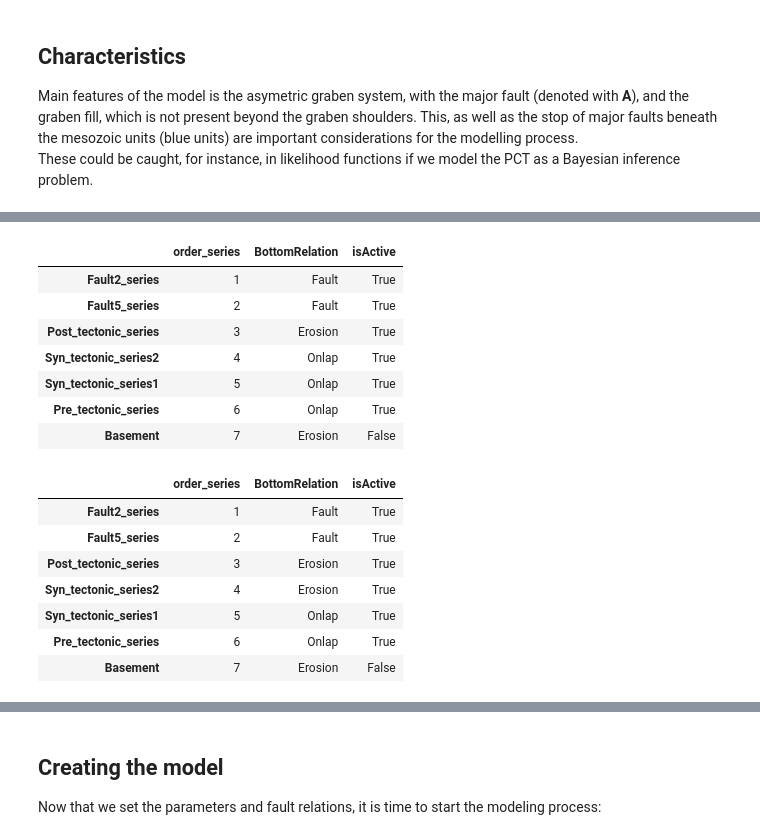
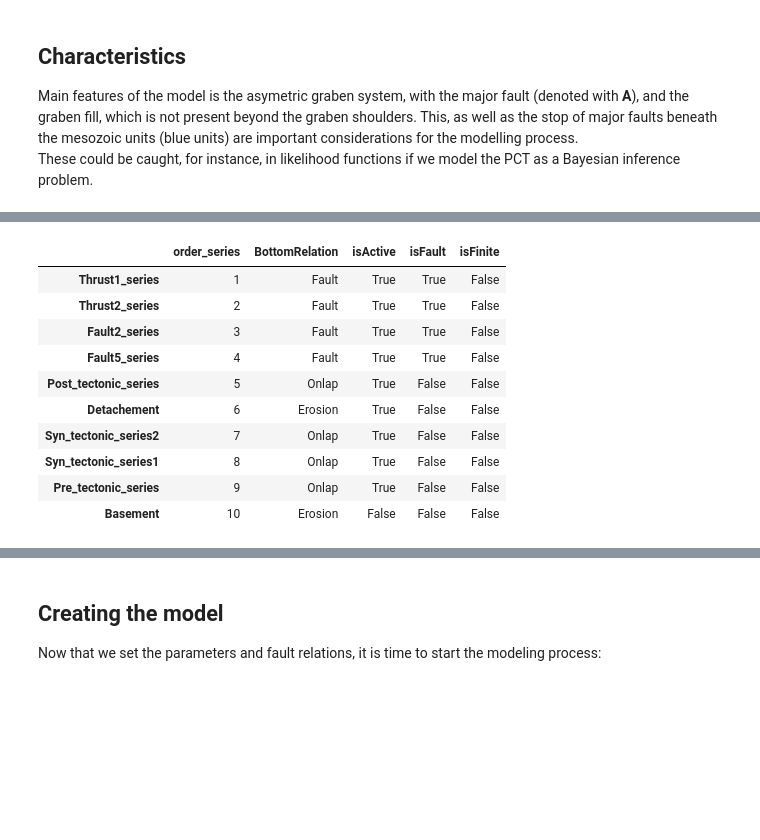
Before and after one commit to Japhiolite/PCT-modelling, a Jupyter notebook: notebooks/GemPy_PCT_new_plotting-2Faults.ipynb, the cells around one changed output, grey strips where cells are left out. Saved outputs shown, nothing was run; the diff lists cells and outputs as text; code cells hidden in the pictures; blank space fills up the shorter version.

```diff
--- a/notebooks/GemPy_PCT_new_plotting-2Faults.ipynb
+++ b/notebooks/GemPy_PCT_new_plotting-2Faults.ipynb
@@ -57,9 +34,9 @@ pd.read_csv('../data/leu2008/line82_foliations_reduced.csv')
 geo_model = gp.create_model('PCT_model')
 
 # Initialize the model, set dimension and load interface and orientation data
-gp.init_data(geo_model, [0, 28000., 0, 20000., -6500, 1000.], [200, 1, 200],
+gp.init_data(geo_model, [0, 28000., 0, 20000., -6500, 1000.], [200, 11, 150],
             path_i = '../data/leu2008/line82_interfaces_reduced_999_noFault6.csv',
             path_o = '../data/leu2008/line82_foliations_reduced_noFault6.csv');
-#geo_model.set_topography(source='random', d_z=np.array([300,1000]), fd=1.8);
+geo_model.set_topography(source='random', d_z=np.array([300,1000]), fd=1.8);
 # %% [output]
 Active grids: ['regular']
@@ -156,3 +167,11 @@ geo_model.surfaces
+# %%
+# Set Faults
+geo_model.set_is_fault(['Thrust1_series', 'Thrust2_series',
+                        'Fault2_series', 'Fault5_series'],
+                      change_color=False);
+#geo_model.set_is_finite_fault(series_fault=['Fault1_series', 'Fault7_series', 'Fault6_series',
+#                                            'Fault5_series', 'Fault3_series', 'Fault4_series'],
+#                              toggle=True)
 # %%
 # Set Faults
 geo_model.set_is_fault(['Fault2_series', 'Fault5_series'],
@@ -161,29 +180,22 @@ geo_model.set_is_fault(['Fault2_series', 'Fault5_series'],
 #                                            'Fault5_series', 'Fault3_series', 'Fault4_series'],
 #                              toggle=True)
 # %%
-geo_model.set_bottom_relation(series=['Pre_tectonic_series',
+geo_model.set_bottom_relation(series=['Post_tectonic_series',
+                                      'Pre_tectonic_series',
                                      'Syn_tectonic_series1',
                                      'Syn_tectonic_series2'], bottom_relation='Onlap')
 # %% [output]
-|  | order_series | BottomRelation | isActive |
-| Fault2_series | 1 | Fault | True |
-| Fault5_series | 2 | Fault | True |
-| Post_tectonic_series | 3 | Erosion | True |
-| Syn_tectonic_series2 | 4 | Onlap | True |
-| Syn_tectonic_series1 | 5 | Onlap | True |
-| Pre_tectonic_series | 6 | Onlap | True |
-| Basement | 7 | Erosion | False |
+|  | order_series | BottomRelation | isActive | isFault | isFinite |
+| Thrust1_series | 1 | Fault | True | True | False |
+| Thrust2_series | 2 | Fault | True | True | False |
+| Fault2_series | 3 | Fault | True | True | False |
+| Fault5_series | 4 | Fault | True | True | False |
+| Post_tectonic_series | 5 | Onlap | True | False | False |
+| Detachement | 6 | Erosion | True | False | False |
+| Syn_tectonic_series2 | 7 | Onlap | True | False | False |
+| Syn_tectonic_series1 | 8 | Onlap | True | False | False |
+| Pre_tectonic_series | 9 | Onlap | True | False | False |
+| Basement | 10 | Erosion | False | False | False |
-# %%
-geo_model.set_bottom_relation(series=['Syn_tectonic_series2'], bottom_relation='Erosion')
-# %% [output]
-|  | order_series | BottomRelation | isActive |
-| Fault2_series | 1 | Fault | True |
-| Fault5_series | 2 | Fault | True |
-| Post_tectonic_series | 3 | Erosion | True |
-| Syn_tectonic_series2 | 4 | Erosion | True |
-| Syn_tectonic_series1 | 5 | Onlap | True |
-| Pre_tectonic_series | 6 | Onlap | True |
-| Basement | 7 | Erosion | False |
 # %%
 # table of fault relations
 geo_model.faults.faults_relations_df
```
Also changed, not shown: parts of 19 cells of this notebook, 31 other files.
